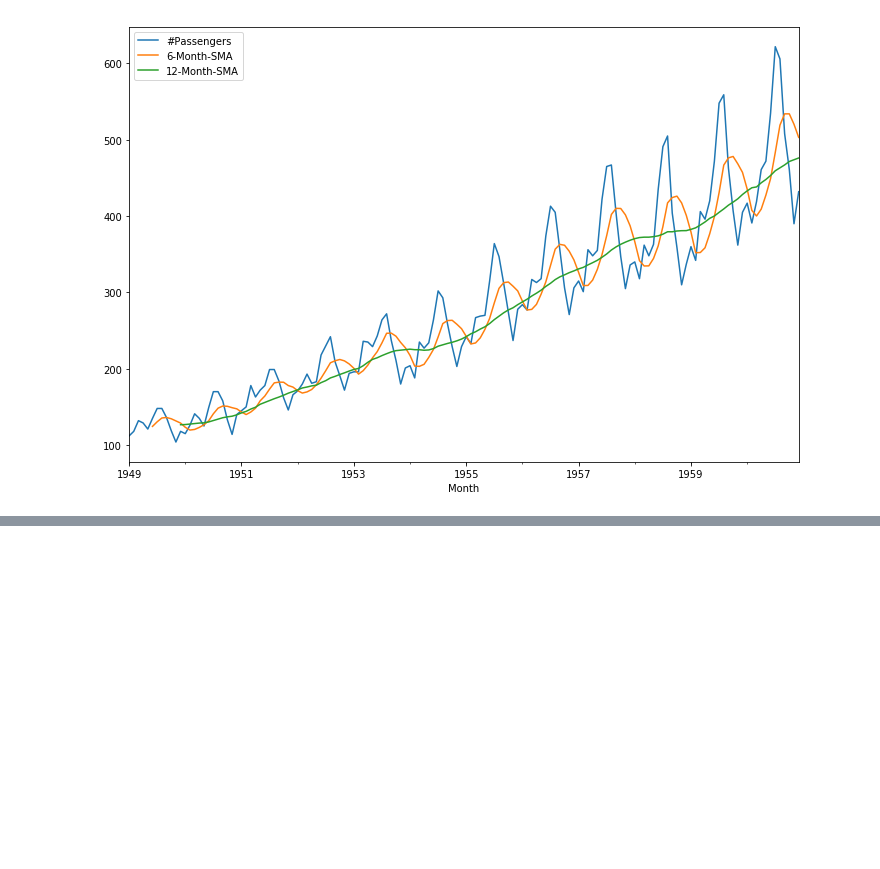
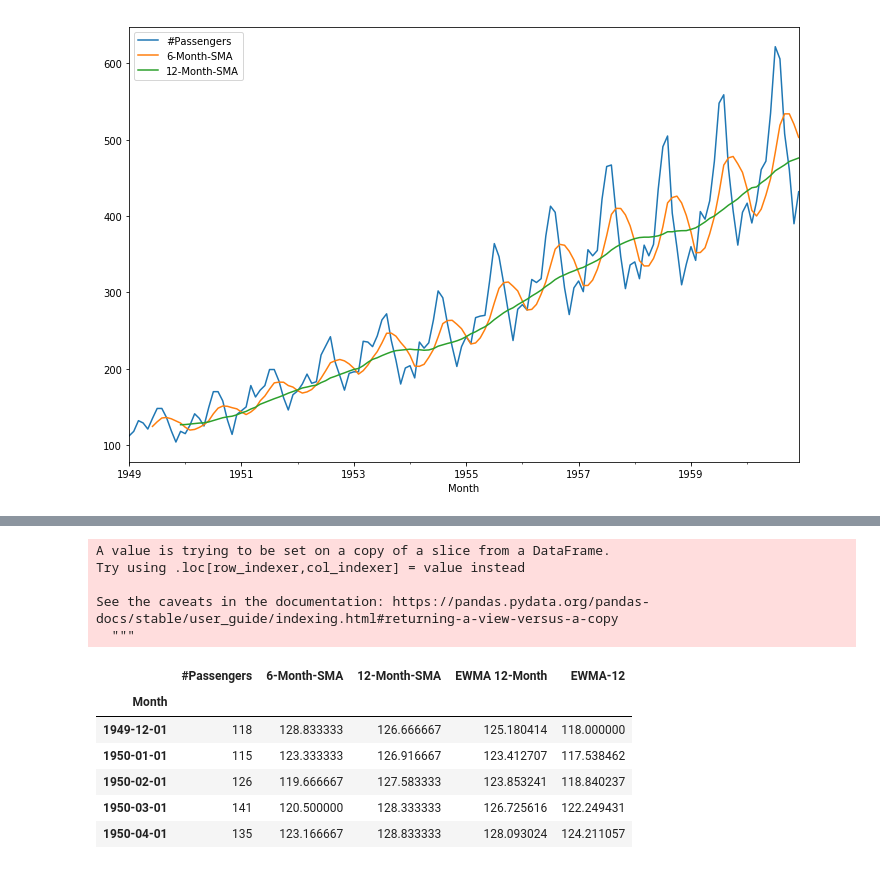
Before and after one commit to mahesh-keswani/ML-DL-FromBasicsToAdvance, a Jupyter notebook: pandas_basics/time_series_with_statsmodel.ipynb, the cells around one changed output, grey strips where cells are left out. Saved outputs shown, nothing was run; the diff lists cells and outputs as text; code cells hidden in the pictures; blank space fills up the shorter version.

Commit message:
added more theory about exponential smoothing and implemented using statsmodel

```diff
--- a/pandas_basics/time_series_with_statsmodel.ipynb
+++ b/pandas_basics/time_series_with_statsmodel.ipynb
@@ -317,0 +328,5 @@ df['EWMA 12-Month'] = df['#Passengers'].ewm(span = 12, ).mean()
+# %%
+# Now using double and triple exponential using statsmodel
+# but these methods can be used with data which do not contain NaN values,
+# so making sure it do not contain NaN, it can be handled in more efficient way, here just dropping them
+df = df.dropna()
@@ -317,0 +347,2 @@ df['EWMA 12-Month'] = df['#Passengers'].ewm(span = 12, ).mean()
+# %%
+df.index.freq = 'MS'
@@ -317,0 +363,22 @@ df['EWMA 12-Month'] = df['#Passengers'].ewm(span = 12, ).mean()
+# %%
+# setting span = 12, because we have monthly data, it make sense to make it to 12 or make it 6
+span = 12
+alpha = 2 / (span + 1)
+
+df['EWMA-12'] = df['#Passengers'].ewm(alpha = alpha, adjust = False).mean()
+# %% [output]
+A value is trying to be set on a copy of a slice from a DataFrame.
+Try using .loc[row_indexer,col_indexer] = value instead
+
+See the caveats in the documentation: https://pandas.pydata.org/pandas-docs/stable/user_guide/indexing.html#returning-a-view-versus-a-copy
+  """
+# %%
+df.head()
+# %% [output]
+|  | #Passengers | 6-Month-SMA | 12-Month-SMA | EWMA 12-Month | EWMA-12 |
+| Month |  |  |  |  |  |
+| 1949-12-01 | 118 | 128.833333 | 126.666667 | 125.180414 | 118.000000 |
+| 1950-01-01 | 115 | 123.333333 | 126.916667 | 123.412707 | 117.538462 |
+| 1950-02-01 | 126 | 119.666667 | 127.583333 | 123.853241 | 118.840237 |
+| 1950-03-01 | 141 | 120.500000 | 128.333333 | 126.725616 | 122.249431 |
+| 1950-04-01 | 135 | 123.166667 | 128.833333 | 128.093024 | 124.211057 |
```
Also changed, not shown: parts of 11 cells of this notebook.
